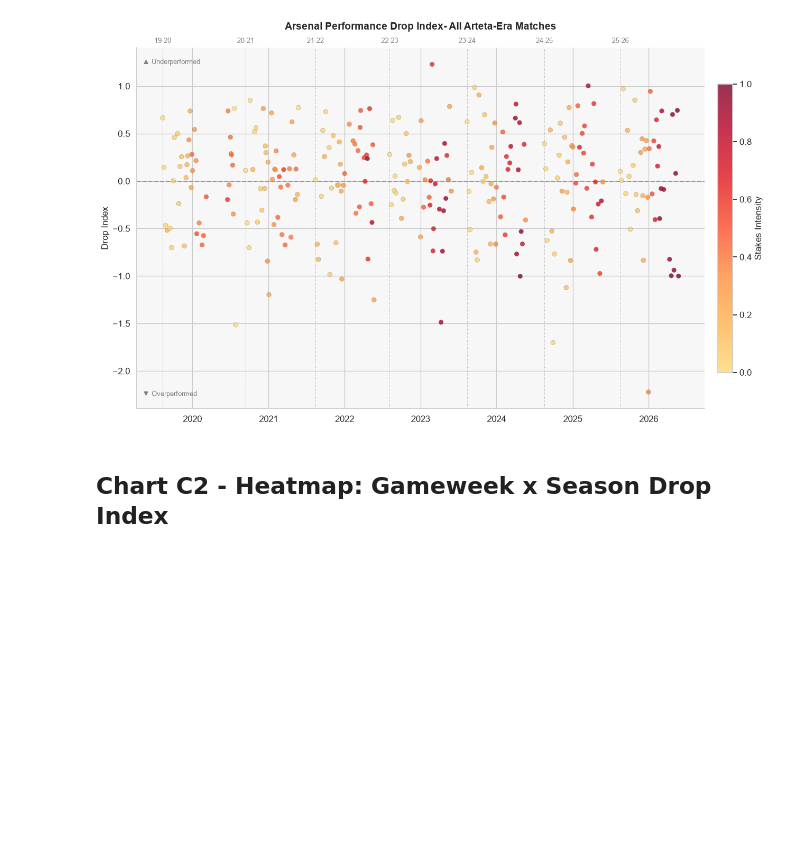
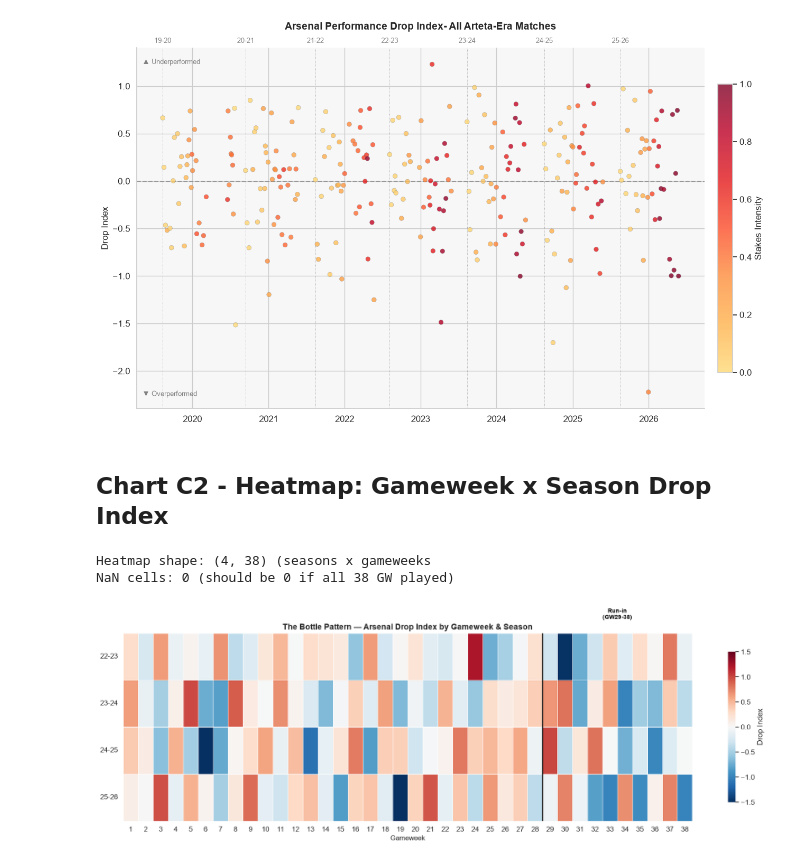
Before and after one commit to ChTej00/Arsenal-Bottle, a Jupyter notebook: notebooks/03_eda.ipynb, the cells around one changed output. Cells and saved outputs as stored; diff of their text form; code cells hidden in the pictures; blank space fills up the shorter version.

Commit message:
making graphs

```diff
--- a/notebooks/03_eda.ipynb
+++ b/notebooks/03_eda.ipynb
@@ -398,3 +398,54 @@ plt.show()
 [figure]
 # %% [markdown]
 ## Chart C2 - Heatmap: Gameweek x Season Drop Index
+# %%
+# Only contending seasons (22-23 onwards)
+contending = ars[ars['season'].isin([2223,2324,2425,2526])]
+contending['season_label'] = contending['season'].map(SEASON_LABELS)
+
+#Pivot to heatmap shape
+heatmap_data = contending.pivot_table(
+    index = 'season_label',
+    columns = 'gameweek',
+    values = 'match_drop_index',
+    aggfunc = 'mean'
+)
+
+#Reorder rows chronologically
+heatmap_data = heatmap_data.loc[['22-23','23-24','24-25','25-26']]
+
+print(f'Heatmap shape: {heatmap_data.shape} (seasons x gameweeks')
+print(f'NaN cells: {heatmap_data.isna().sum().sum()} (should be 0 if all 38 GW played)')
+# %% [output]
+Heatmap shape: (4, 38) (seasons x gameweeks
+NaN cells: 0 (should be 0 if all 38 GW played)
+# %%
+# Chart C2: Gameweek x Season Heatmap
+fig, ax = plt.subplots(figsize=(18,6))
+
+sns.heatmap(
+    heatmap_data,
+    cmap='RdBu_r',
+    center=0,
+    vmin=-1.5,vmax=1.5,
+    linewidths=0.5,
+    linecolor='white',
+    cbar_kws={'label': 'Drop Index', 'shrink':0.8},
+    ax=ax
+)
+
+#Highlight the "bottling zone"
+ax.axvline(x=28,color='black',linewidth=2,linestyle='-',alpha=0.8)
+ax.text(33,-0.3,'Run-in\n(GW29-38)', ha='center', fontsize = 10,
+       fontweight='bold',color='black')
+
+ax.set_title('The Bottle Pattern — Arsenal Drop Index by Gameweek & Season',
+             fontsize=14, fontweight='bold')
+ax.set_xlabel('Gameweek', fontsize=12)
+ax.set_ylabel('')
+ax.set_yticklabels(ax.get_yticklabels(), rotation=0, fontsize=12)
+
+plt.tight_layout()
+plt.show()
+# %% [output]
+[figure, added]
```
Also changed, not shown: parts of 1 cell of this notebook.
